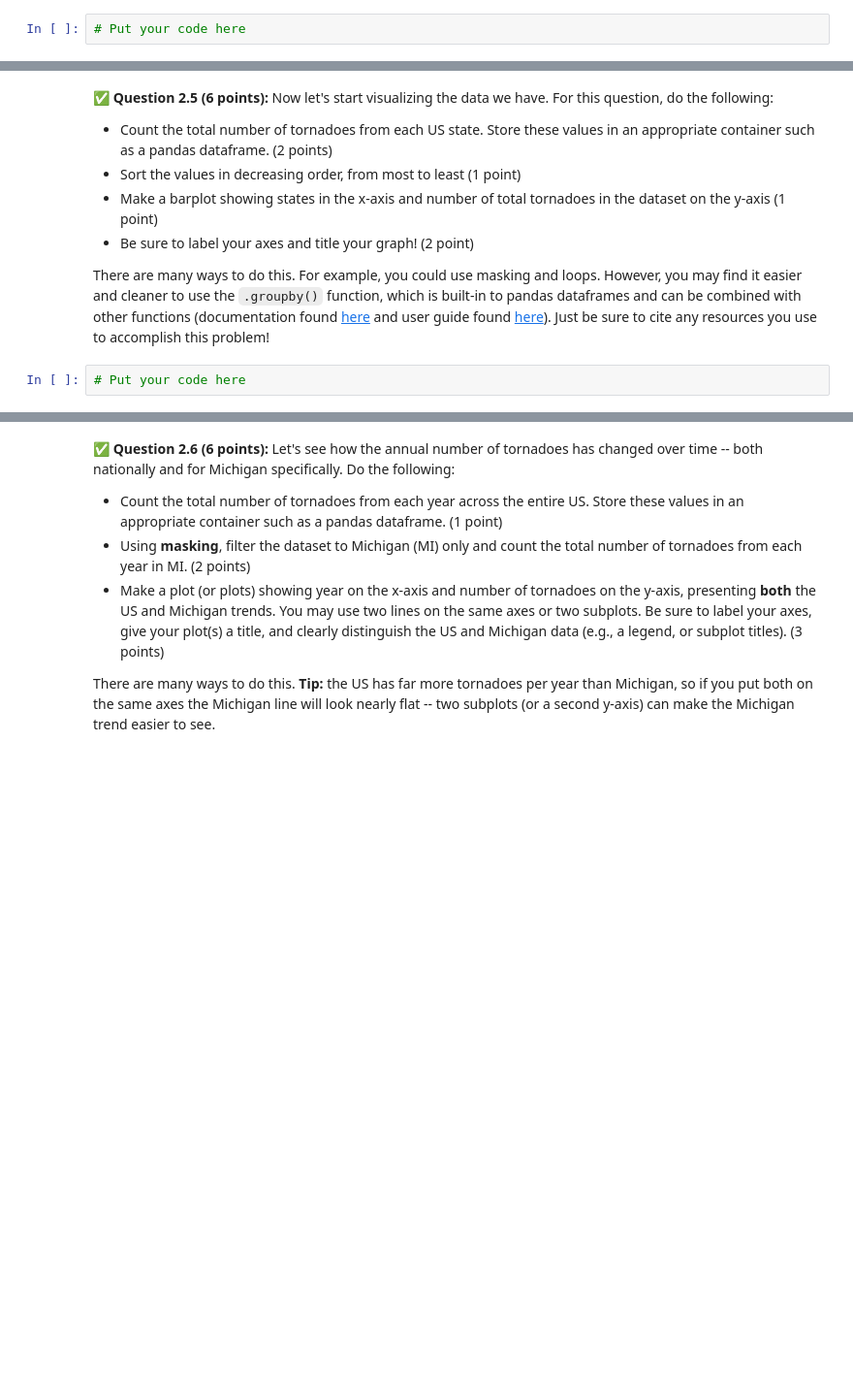
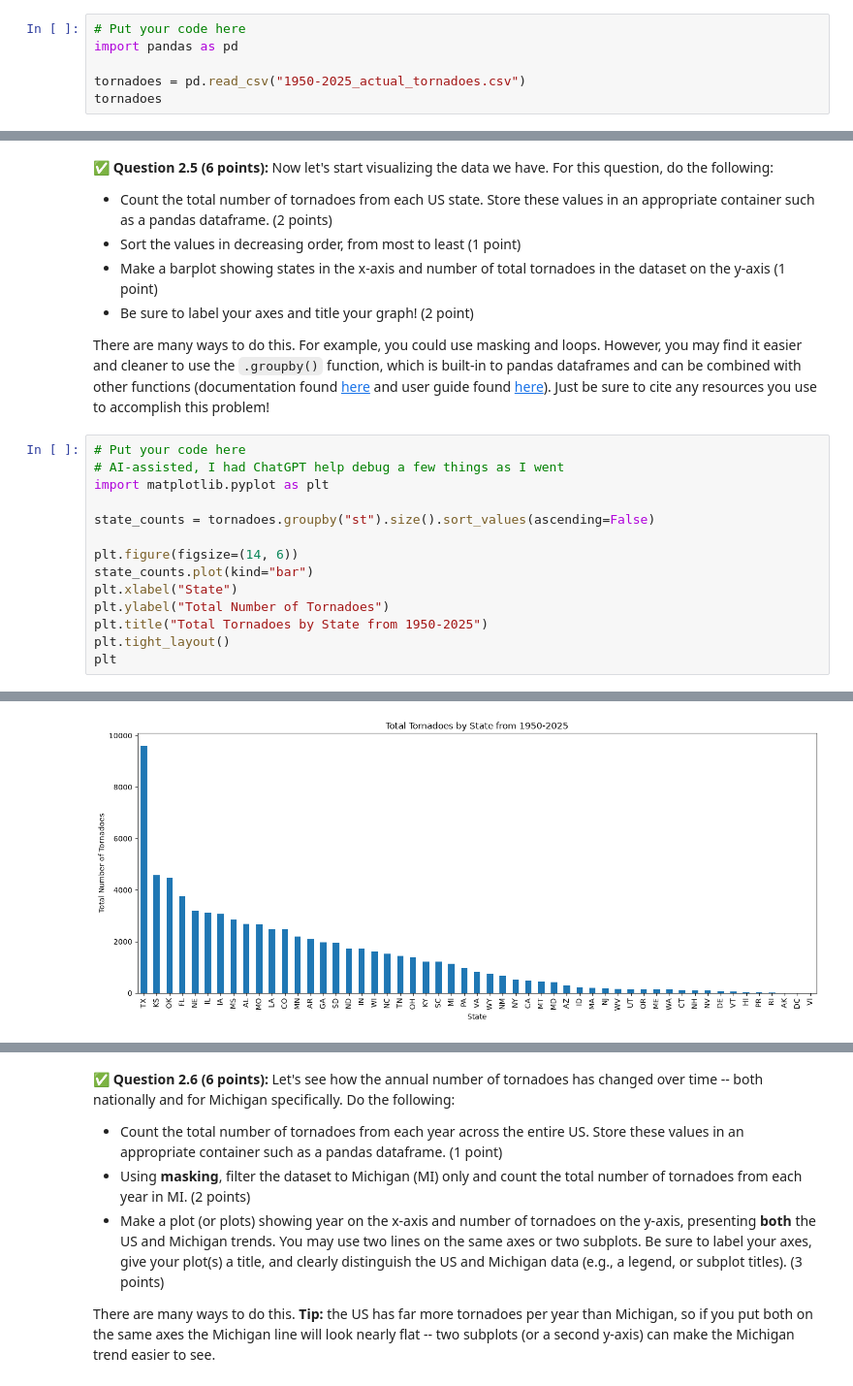
Before and after one commit to pkud113/CMSE202-f26-turnin, a Jupyter notebook: hw-01/HW01-GitPandasPackagesClasses-STUDENT.ipynb, the cells around one changed output, grey strips where cells are left out. Shown at 97% size. Drawn from its saved outputs; the diff is of its cells as text; blank space fills up the shorter version.

```diff
--- a/hw-01/HW01-GitPandasPackagesClasses-STUDENT.ipynb
+++ b/hw-01/HW01-GitPandasPackagesClasses-STUDENT.ipynb
@@ -242,3 +254,7 @@ You will need to use the description substantially when you complete this assign
 *Note:* Use the default options for the read command for now. You will likely get a warning when you load in the data -- look at the next question!
 # %%
 # Put your code here
+import pandas as pd
+
+tornadoes = pd.read_csv("1950-2025_actual_tornadoes.csv")
+tornadoes
@@ -283,5 +340,18 @@ Look at the data and the documentation and see what would have caused the issue.
 * Be sure to label your axes and title your graph! (2 point)
 
 There are many ways to do this.  For example, you could use masking and loops.  However, you may find it easier and cleaner to use the `.groupby()` function, which is built-in to pandas dataframes and can be combined with other functions (documentation found [here](https://pandas.pydata.org/docs/reference/api/pandas.DataFrame.groupby.html) and user guide found [here](https://pandas.pydata.org/pandas-docs/stable/user_guide/groupby.html#splitting-an-object-into-groups)).  Just be sure to cite any resources you use to accomplish this problem!
-# %%
-# Put your code here
+# %%
+# Put your code here
+# AI-assisted, I had ChatGPT help debug a few things as I went
+import matplotlib.pyplot as plt
+
+state_counts = tornadoes.groupby("st").size().sort_values(ascending=False)
+
+plt.figure(figsize=(14, 6))
+state_counts.plot(kind="bar")
+plt.xlabel("State")
+plt.ylabel("Total Number of Tornadoes")
+plt.title("Total Tornadoes by State from 1950-2025")
+plt.tight_layout()
+plt
+# %% [output]
@@ -288,3 +359,4 @@ There are many ways to do this.  For example, you could use masking and loops.
+[figure, added]
 # %% [markdown]
 <!-- END QUESTION -->
 <!-- DO NOT MODIFY OR DELETE THIS CELL. Make sure your solution to the question above is in the cell(s) above this one. -->
```
Also changed, not shown: parts of 20 cells of this notebook.
